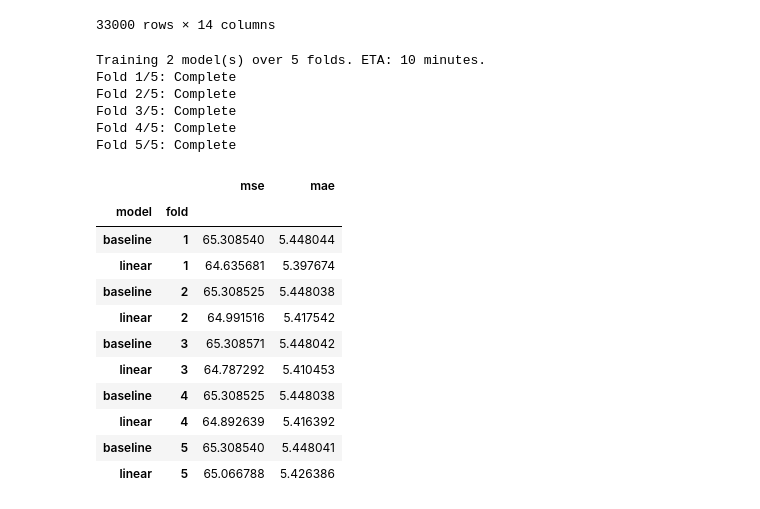
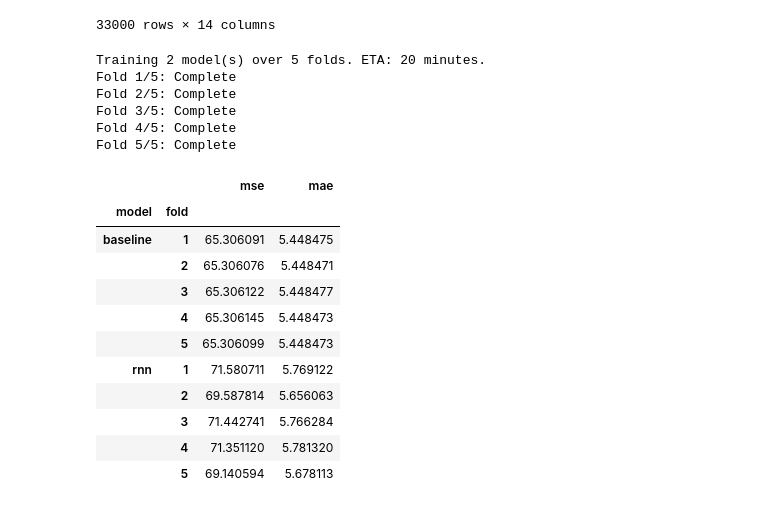
Before and after one commit to whitgroves/optiver-trading-at-the-close, a Jupyter notebook: optiver-trading-at-the-close/v17.ipynb, the cells around one changed output. Saved outputs shown, nothing was run; the diff lists cells and outputs as text; code cells hidden in the pictures.

```diff
--- a/optiver-trading-at-the-close/v17.ipynb
+++ b/optiver-trading-at-the-close/v17.ipynb
@@ -179,52 +169,32 @@ class Baseline(tf.keras.Model): # https://www.tensorflow.org/tutorials/structure
 # %%
 nn = tf.keras.Sequential
 layers = tf.keras.layers
 
 models = [
-    Baseline(),
-    nn([layers.Dense(1)], name='linear'),
-    nn([
-        layers.Dense(64, activation='tanh'),
-        layers.Dense(64, activation='relu'),
-        layers.Dense(1)
-    ], name='dense'),
-    nn([
-        layers.Flatten(), # shape: (time, features) => (time * features)
-        layers.Dense(32, activation='tanh'),
-        layers.Dense(32, activation='relu'),
-        layers.Dense(1),
-        layers.Reshape([1, -1]) # shape: (outputs) => (1, outputs)
-    ], name='dense_multi'),
-    nn([
-        layers.Conv1D(32, kernel_size=(WINDOW_SIZE,), activation='tanh'), # kernel_size must match the window size
-        layers.Dense(32, activation='relu'),
-        layers.Dense(1)
-    ], name='conv'),
-    nn([
-        layers.LSTM(32, return_sequences=True),
-        layers.Dense(1)
-    ], name='lstm'),
+    # Baseline(),
+    # nn([layers.Dense(1)], name='linear'),
+    nn([layers.LSTM(32, return_sequences=True), layers.Dense(1)], name='rnn'),
 ]
 
 scores = fit_and_evaluate(models)
 scores
 # %% [output]
-Training 2 model(s) over 5 folds. ETA: 10 minutes.
+Training 2 model(s) over 5 folds. ETA: 20 minutes.
 Fold 1/5: Complete
 Fold 2/5: Complete
 Fold 3/5: Complete
 Fold 4/5: Complete
 Fold 5/5: Complete
 |  |  | mse | mae |
 | model | fold |  |  |
-| baseline | 1 | 65.308540 | 5.448044 |
-| linear | 1 | 64.635681 | 5.397674 |
-| baseline | 2 | 65.308525 | 5.448038 |
-| linear | 2 | 64.991516 | 5.417542 |
-| baseline | 3 | 65.308571 | 5.448042 |
-| linear | 3 | 64.787292 | 5.410453 |
-| baseline | 4 | 65.308525 | 5.448038 |
-| linear | 4 | 64.892639 | 5.416392 |
-| baseline | 5 | 65.308540 | 5.448041 |
-| linear | 5 | 65.066788 | 5.426386 |
+| baseline | 1 | 65.306091 | 5.448475 |
+|  | 2 | 65.306076 | 5.448471 |
+|  | 3 | 65.306122 | 5.448477 |
+|  | 4 | 65.306145 | 5.448473 |
+|  | 5 | 65.306099 | 5.448473 |
+| rnn | 1 | 71.580711 | 5.769122 |
+|  | 2 | 69.587814 | 5.656063 |
+|  | 3 | 71.442741 | 5.766284 |
+|  | 4 | 71.351120 | 5.781320 |
+|  | 5 | 69.140594 | 5.678113 |
 # %%
```
Also changed, not shown: parts of 7 cells of this notebook.
